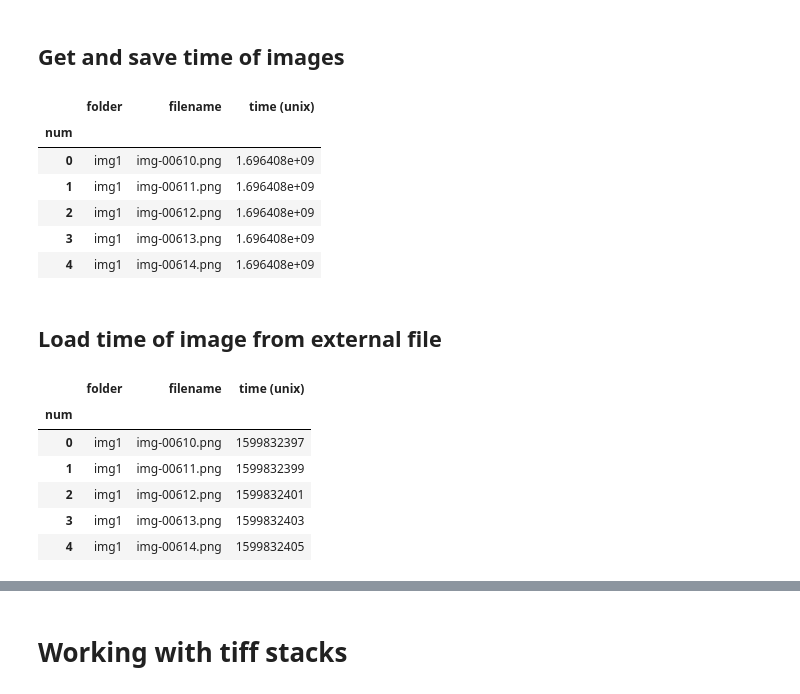
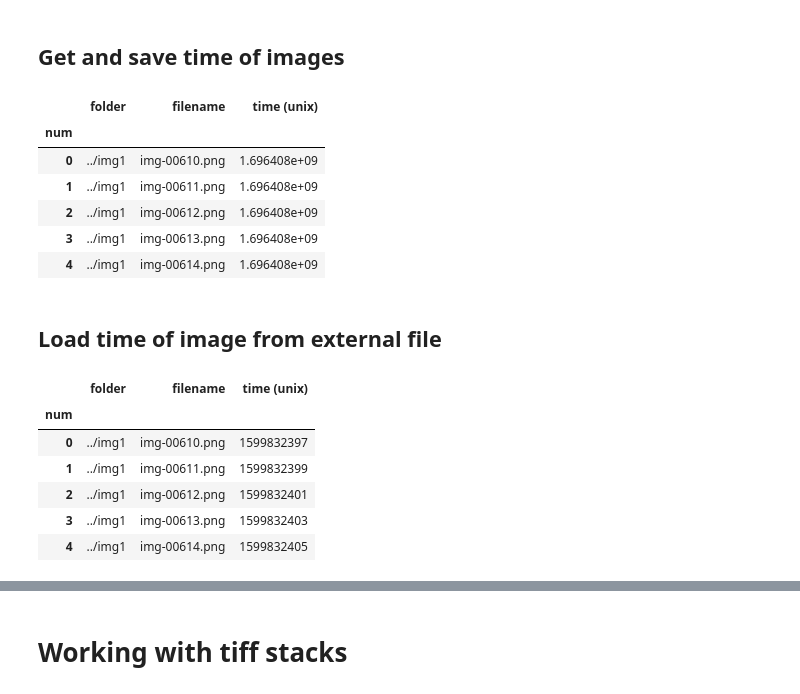
Before and after one commit to ovinc/imgseries, a Jupyter notebook: ImgSeries_Static.ipynb, the cells around one changed output, grey strips where cells are left out. Saved outputs shown, nothing was run; the diff lists cells and outputs as text; code cells hidden in the pictures.

```diff
--- a/ImgSeries_Static.ipynb
+++ b/ImgSeries_Static.ipynb
@@ -8,7 +8,7 @@ from pathlib import Path
 # %%
 basefolder = Path('data')
 folders = [basefolder / folder for folder in ('img1', 'img2')]
-images = ImgSeries(folders, savepath=basefolder)
+images = ImgSeries(folders, savepath=basefolder / 'untracked_data')
 # %% [markdown]
 **NOTE**: see further below for the case where the images are within a TIFF stack
 # %% [markdown]
@@ -187,5 +187,5 @@ images.save_transform()  # there are options to specify a custom filename, see h
 # %%
-images.load_transform()  # custom filename possible here too
+images.load_transform('../for-tests-do-not-modify/Img_Transform_ImgSeriesNotebook')  # here with custom filename possible
 images.crop
 # %% [output]
 Crop object {'zone': [150, 150, 500, 590]}
@@ -228,24 +228,23 @@ images.info.head()  # extracted automatically from the file info (modification t
 # %% [output]
 |  | folder | filename | time (unix) |
 | num |  |  |  |
-| 0 | img1 | img-00610.png | 1.696408e+09 |
-| 1 | img1 | img-00611.png | 1.696408e+09 |
-| 2 | img1 | img-00612.png | 1.696408e+09 |
-| 3 | img1 | img-00613.png | 1.696408e+09 |
-| 4 | img1 | img-00614.png | 1.696408e+09 |
+| 0 | ../img1 | img-00610.png | 1.696408e+09 |
+| 1 | ../img1 | img-00611.png | 1.696408e+09 |
+| 2 | ../img1 | img-00612.png | 1.696408e+09 |
+| 3 | ../img1 | img-00613.png | 1.696408e+09 |
+| 4 | ../img1 | img-00614.png | 1.696408e+09 |
 # %%
 images.save_info()  # save file and timing info from images.info into csv file
 # %% [markdown]
 ## Load time of image from external file
 # %%
-images.load_info('for-tests-do-not-modify/Img_Files_Saved.tsv')    # replace all file data
-images.load_time('for-tests-do-not-modify/Img_Files_Rounded.tsv')  # update only time data
+images.load_time('../for-tests-do-not-modify/Img_Files_Rounded.tsv')  # update only time data
 images.info.head()
 # %% [output]
 |  | folder | filename | time (unix) |
 | num |  |  |  |
-| 0 | img1 | img-00610.png | 1599832397 |
-| 1 | img1 | img-00611.png | 1599832399 |
-| 2 | img1 | img-00612.png | 1599832401 |
-| 3 | img1 | img-00613.png | 1599832403 |
-| 4 | img1 | img-00614.png | 1599832405 |
+| 0 | ../img1 | img-00610.png | 1599832397 |
+| 1 | ../img1 | img-00611.png | 1599832399 |
+| 2 | ../img1 | img-00612.png | 1599832401 |
+| 3 | ../img1 | img-00613.png | 1599832403 |
+| 4 | ../img1 | img-00614.png | 1599832405 |
```
Also changed, not shown: parts of 2 cells of this notebook, 22 other files.
